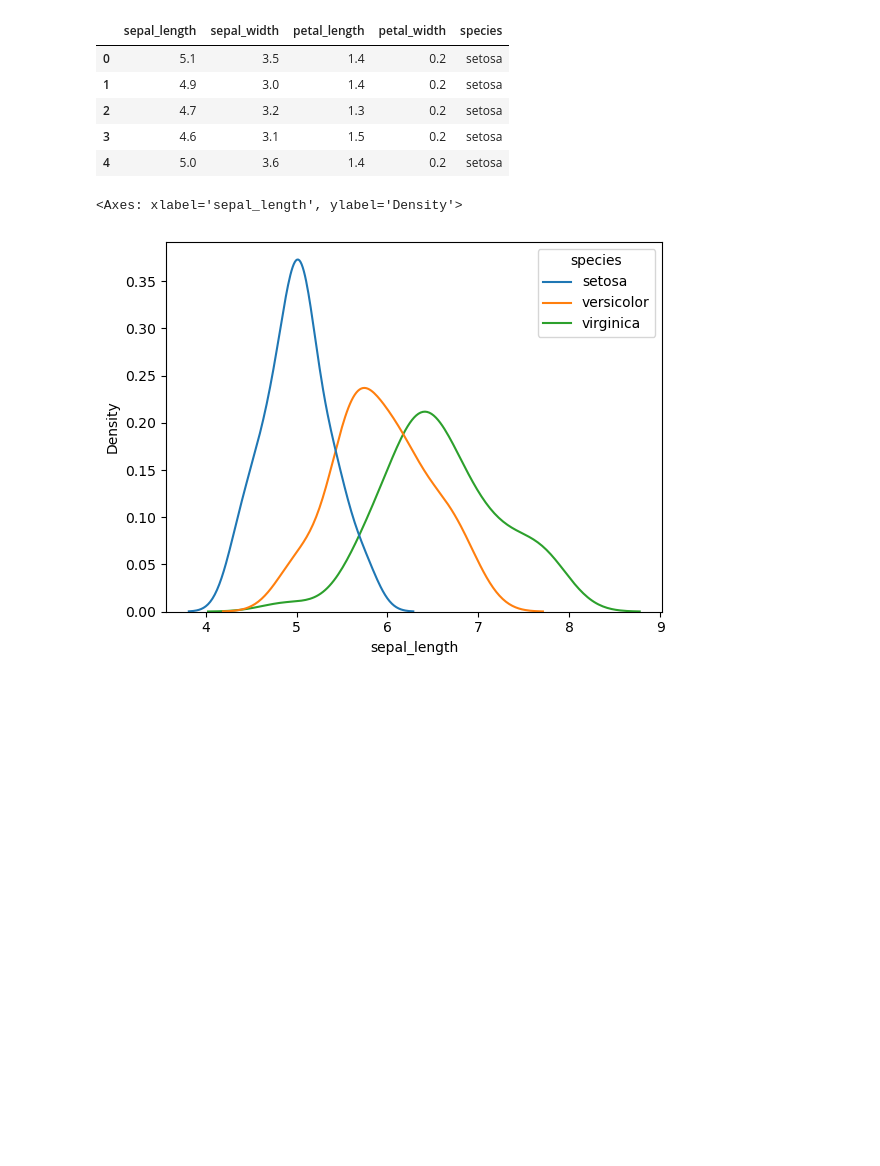
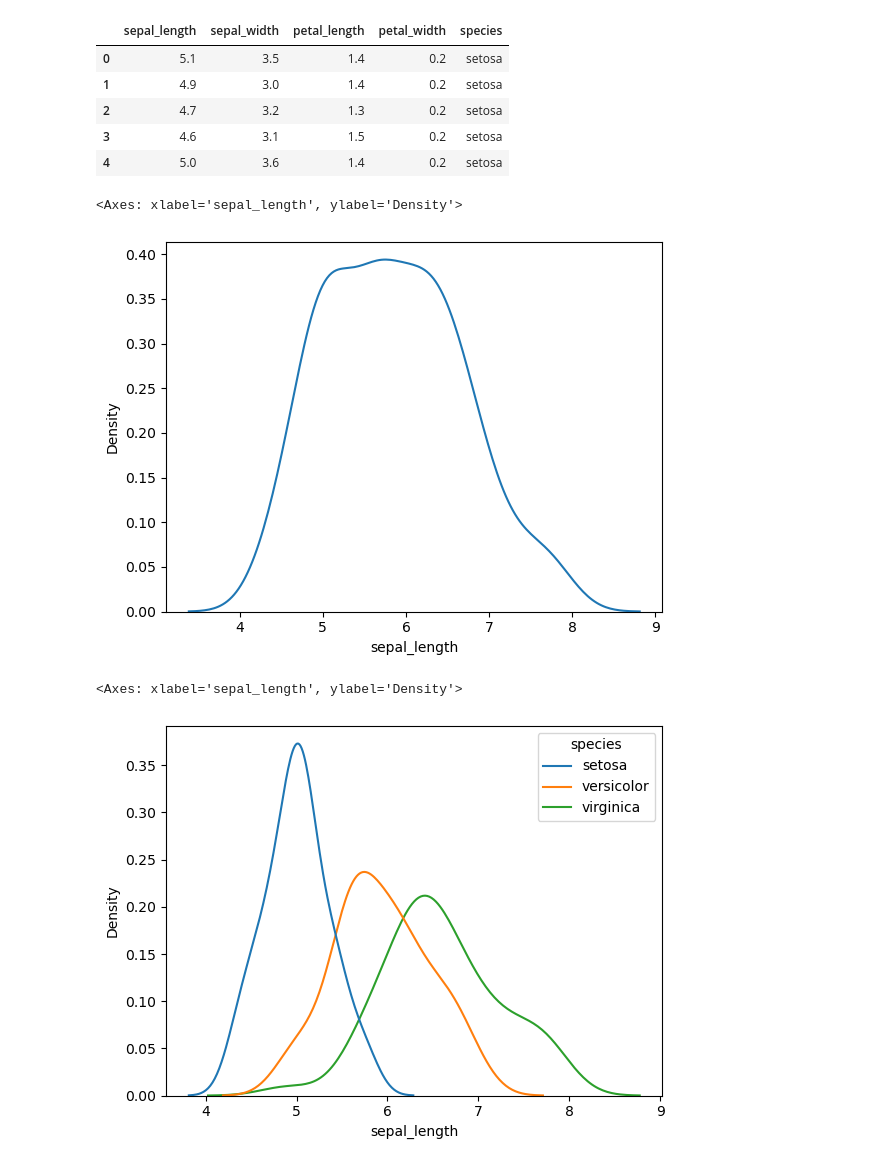
Before and after one commit to xploramit/Econometrics-using-python, a Jupyter notebook: Econometrics.ipynb, the cells around one changed output. Saved outputs shown, nothing was run; the diff lists cells and outputs as text; code cells hidden in the pictures; blank space fills up the shorter version.

```diff
--- a/Econometrics.ipynb
+++ b/Econometrics.ipynb
@@ -639,3 +643,8 @@ df.head()
+# %%
+sns.kdeplot(df['sepal_length'])
+# %% [output]
+<Axes: xlabel='sepal_length', ylabel='Density'>
+[figure, added]
 # %%
 sns.kdeplot(data=df,x='sepal_length',hue='species')
 # %% [output]
```
Also changed, not shown: parts of 2 cells of this notebook.
